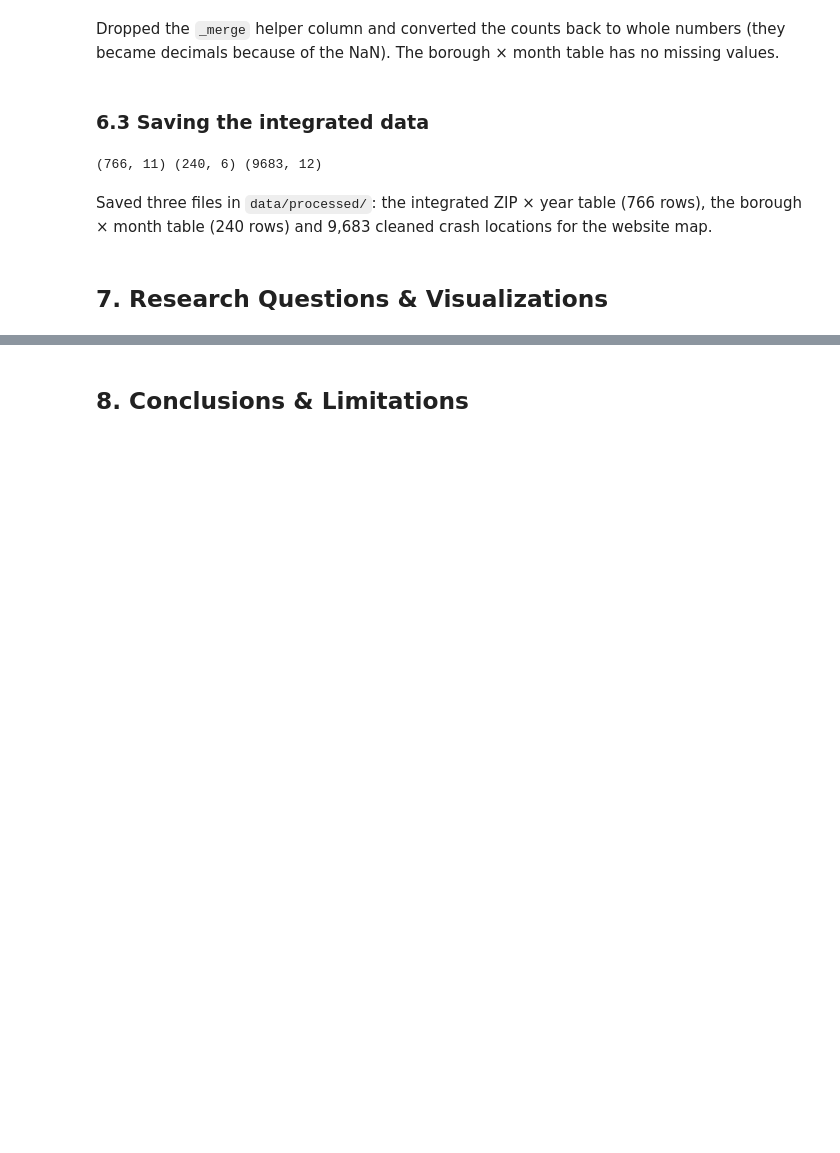
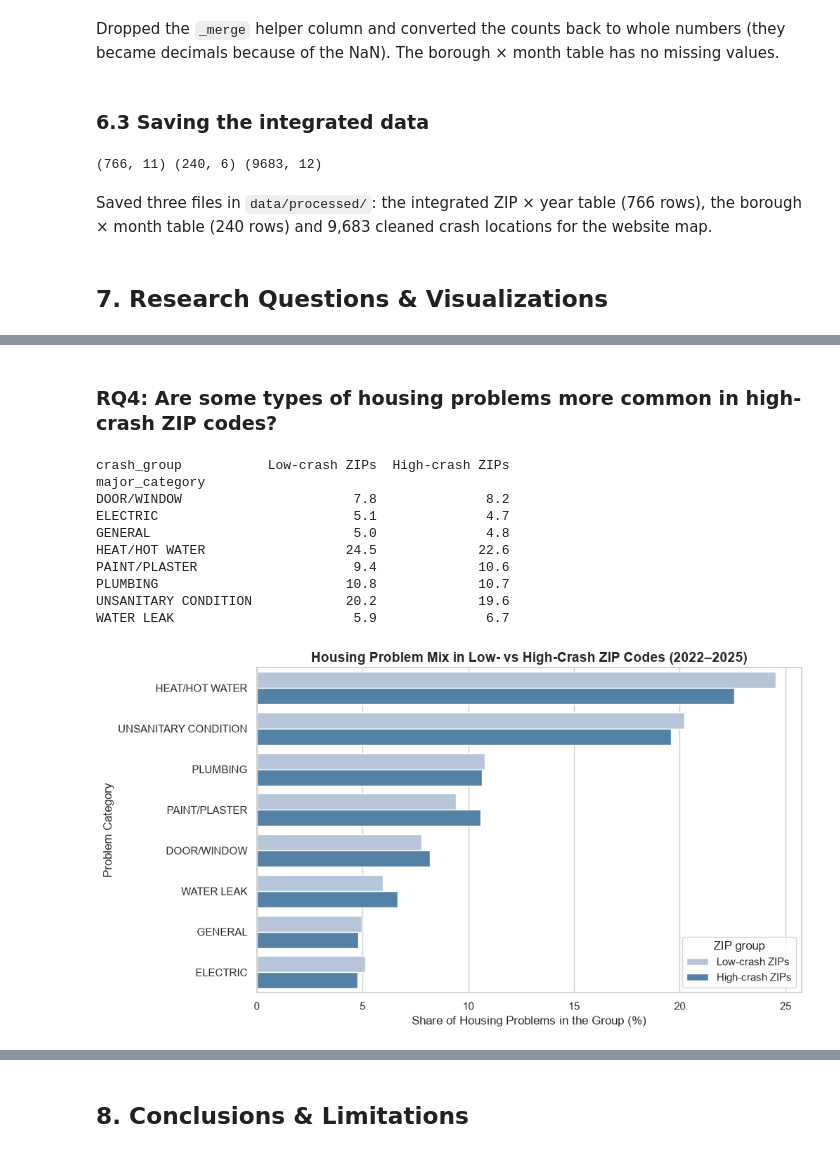
Before and after one commit to JanaHaririi/nyc-housing-transit, a Jupyter notebook: notebooks/nyc_housing_transit.ipynb, the cells around one changed output, grey strips where cells are left out. Drawn from its saved outputs; the diff is of its cells as text; code cells hidden in the pictures; blank space fills up the shorter version.

```diff
--- a/notebooks/nyc_housing_transit.ipynb
+++ b/notebooks/nyc_housing_transit.ipynb
@@ -961,0 +1046,41 @@ Saved three files in `data/processed/`: the integrated ZIP × year table (766 ro
+# %% [markdown]
+### RQ4: Are some types of housing problems more common in high-crash ZIP codes?
+# %%
+# Split ZIPs into three equal groups by their total number of serious crashes
+zip_totals['crash_group'] = pd.qcut(zip_totals['crashes'], 3,
+                                    labels=['Low-crash ZIPs', 'Medium-crash ZIPs', 'High-crash ZIPs'])
+
+# Give every housing problem the crash group of its ZIP
+df_housing['crash_group'] = df_housing['post_code'].map(zip_totals.set_index('zip_code')['crash_group'])
+
+# Share of each problem category within the low- and high-crash groups (%)
+low_high = df_housing[df_housing['crash_group'].isin(['Low-crash ZIPs', 'High-crash ZIPs'])]
+category_share = low_high.groupby('crash_group', observed=True)['major_category'] \
+                         .value_counts(normalize=True).mul(100).rename('share').reset_index()
+
+# Keep the 8 most common categories
+top_8 = df_housing['major_category'].value_counts().head(8).index
+category_share = category_share[category_share['major_category'].isin(top_8)]
+print(category_share.pivot(index='major_category', columns='crash_group', values='share').round(1))
+
+plt.figure(figsize=(10, 6))
+sns.barplot(data=category_share, y='major_category', x='share', hue='crash_group',
+            order=top_8, hue_order=['Low-crash ZIPs', 'High-crash ZIPs'],
+            palette={'Low-crash ZIPs': 'lightsteelblue', 'High-crash ZIPs': 'steelblue'})
+plt.title("Housing Problem Mix in Low- vs High-Crash ZIP Codes (2022–2025)", fontsize=14, weight="bold")
+plt.xlabel("Share of Housing Problems in the Group (%)")
+plt.ylabel("Problem Category")
+plt.legend(title="ZIP group")
+plt.show()
+# %% [output]
+crash_group           Low-crash ZIPs  High-crash ZIPs
+major_category
+DOOR/WINDOW                      7.8              8.2
+ELECTRIC                         5.1              4.7
+GENERAL                          5.0              4.8
+HEAT/HOT WATER                  24.5             22.6
+PAINT/PLASTER                    9.4             10.6
+PLUMBING                        10.8             10.7
+UNSANITARY CONDITION            20.2             19.6
+WATER LEAK                       5.9              6.7
+[figure, added]
```
Also changed, not shown: parts of 23 cells of this notebook.
